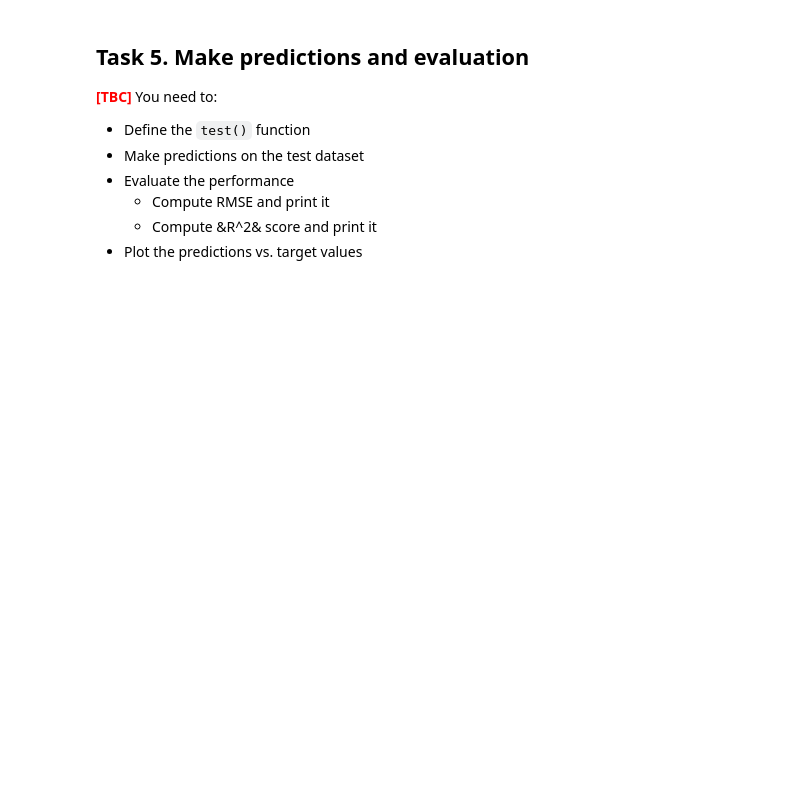
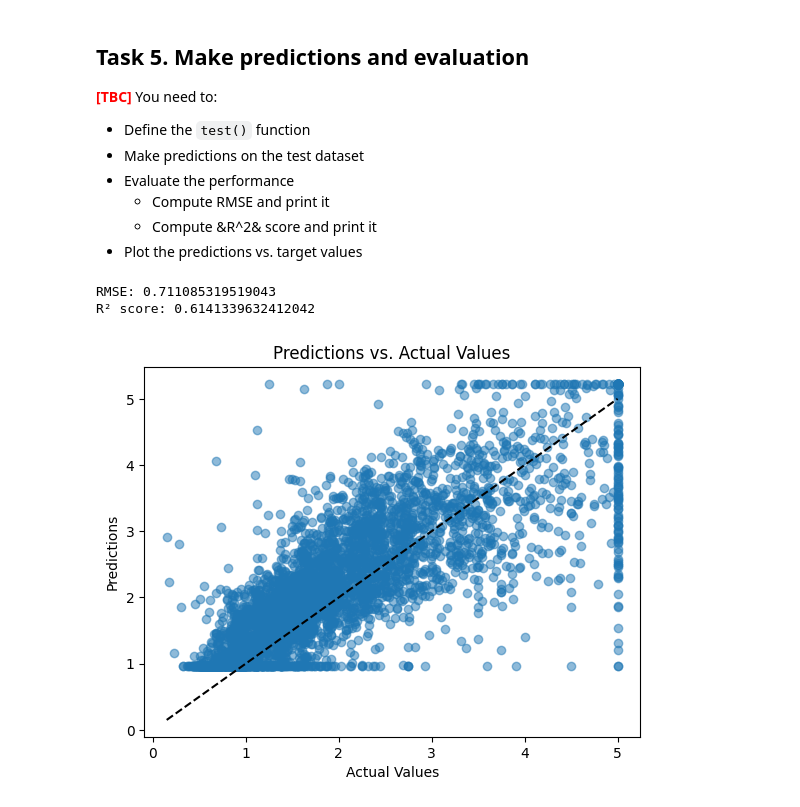
Before and after one commit to Jhonnatan7br/AI-M.L-D.L-and-LLM, a Jupyter notebook: ML Guides - Tianyuan ZHANG ML Course/Deep_Learning/3 Exercise 04 ANN for Regression - Assignment.ipynb, the cells around one changed output. Saved outputs shown, nothing was run; the diff lists cells and outputs as text; code cells hidden in the pictures; blank space fills up the shorter version.

```diff
--- a/ML Guides - Tianyuan ZHANG ML Course/Deep_Learning/3 Exercise 04 ANN for Regression - Assignment.ipynb
+++ b/ML Guides - Tianyuan ZHANG ML Course/Deep_Learning/3 Exercise 04 ANN for Regression - Assignment.ipynb
@@ -271,3 +271,46 @@ Model file not found. Please check the file path.
 - Plot the predictions vs. target values
 # %%
 # [TBC] complete your code here with proper comments
+from sklearn.metrics import mean_squared_error, r2_score
+
+def test(model, test_loader):
+    model.eval()  # Set the model to evaluation mode
+    predictions = []
+    actuals = []
+
+    with torch.no_grad():  # No need to track the gradients
+        for inputs, targets in test_loader:
+            # Make predictions
+            outputs = model(inputs)
+
+            # Store predictions and actual values
+            predictions.extend(outputs.numpy())
+            actuals.extend(targets.numpy())
+
+    # Calculate the performance metrics
+    predictions = np.array(predictions).flatten()
+    actuals = np.array(actuals).flatten()
+    rmse = mean_squared_error(actuals, predictions, squared=False)
+    r2 = r2_score(actuals, predictions)
+
+    return predictions, actuals, rmse, r2
+
+# Make predictions and evaluate
+predictions, actuals, rmse, r2 = test(model_loaded, test_loader)
+
+# Print the performance metrics
+print(f'RMSE: {rmse}')
+print(f'R² score: {r2}')
+# %% [output]
+RMSE: 0.711085319519043
+R² score: 0.6141339632412042
+# %%
+# Plot the predictions vs. actual values
+plt.scatter(actuals, predictions, alpha=0.5)
+plt.title('Predictions vs. Actual Values')
+plt.xlabel('Actual Values')
+plt.ylabel('Predictions')
+plt.plot([actuals.min(), actuals.max()], [actuals.min(), actuals.max()], 'k--')  # Diagonal line
+plt.show()
+# %% [output]
+[figure, added]
```
Also changed, not shown: parts of 1 cell of this notebook.
